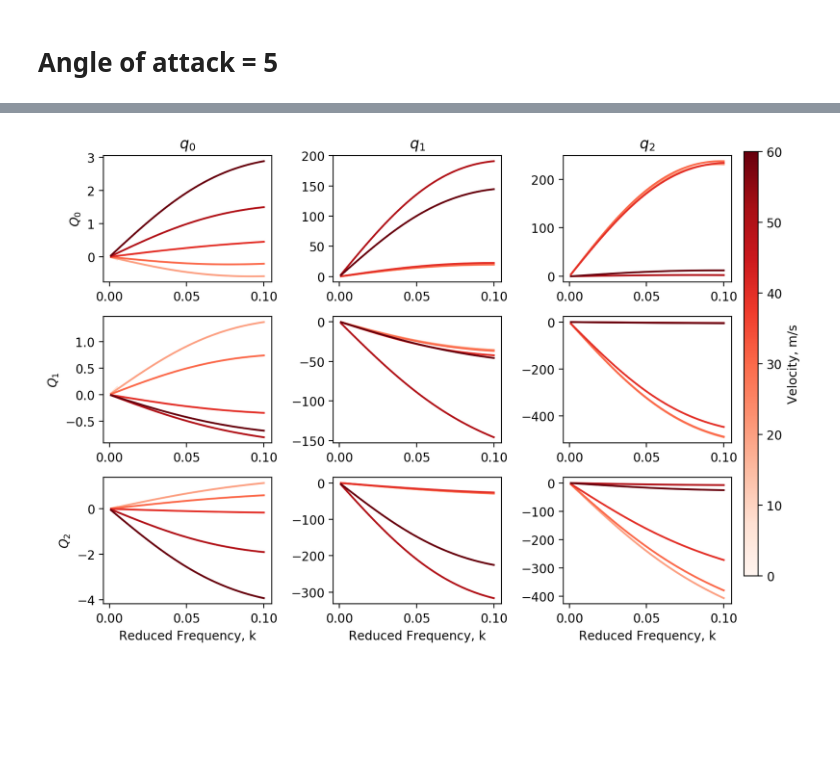
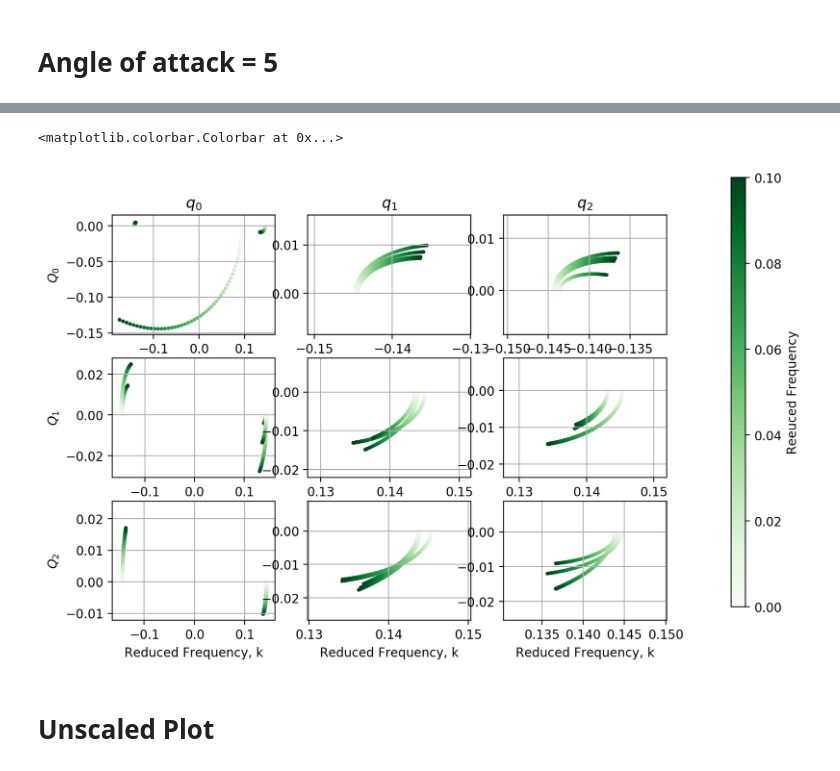
Before and after one commit to ngoiz/pazy-sharpy, a Jupyter notebook: 06_LinUVLM/06_AeroAnalysis.ipynb, the cells around one changed output, grey strips where cells are left out. Saved outputs shown, nothing was run; the diff lists cells and outputs as text; code cells hidden in the pictures; blank space fills up the shorter version.

```diff
--- a/06_LinUVLM/06_AeroAnalysis.ipynb
+++ b/06_LinUVLM/06_AeroAnalysis.ipynb
@@ -13,6 +13,6 @@ mpl.rcParams['figure.figsize'] = (8, 6)
 # %%
 uvlm = scio.loadmat('output/test_pazy_M16N1Ms16_alpha0000_skin1/pazy_uinf0010_alpha0000/savedata/pazy_uinf0010_alpha0000.uvlmss.mat')
 # %%
-path_to_freqresp = './output/test_pazy_M16N1Ms16_alpha0000_skin1/pazy_uinf0010_alpha0000/frequencyresponse/aerodynamic.freqresp.h5'
+path_to_freqresp = './output/test_pazy_M16N1Ms16_alpha0000_skin1/pazy_uinf0100_alpha000/frequencyresponse/aerodynamic.freqresp.h5'
 with h5py.File(path_to_freqresp, 'r') as f:
     uvlm = h5utils.load_h5_in_dict(f)
@@ -56,7 +58,8 @@ fig, ax = plt.subplots(nrows=len(p_list), ncols=len(m_list))
 for u_inf in u_inf_vec:
     for r in range(len(p_list)):
         for c in range(len(m_list)):
-            yfreq = np.loadtxt(output_path + '/sharpy_uinf{:04g}_aero/in{:02g}_out{:02g}.txt'.format(u_inf, m_list[c], p_list[r]))
+            yfreq = np.loadtxt(output_path + '/sharpy_uinf{:04g}_aero_skin1/in{:02g}_out{:02g}.txt'.format(u_inf, m_list[c], p_list[r]))
+            mrmfreq = np.loadtxt(output_path + '/mrm_umbeam_w_skin_qhh_uinf{:04g}_alpha0500/in{:02g}_out{:02g}.txt'.format(u_inf * 10, m_list[c], p_list[r]))
             w_to_k = 0.05/u_inf
 
             if u_inf == 20:
@@ -64,14 +67,17 @@ for u_inf in u_inf_vec:
                 ax[r, c].plot(uvlm['frequency'], uvlm['response'][p_list[r], m_list[c], :].real, c=cmap(nrm(5)))
 #             ax[r, c].plot(uvlm['frequency'], uvlm['response'][p_list[r], m_list[c], :].imag)
             ax[r, c].plot(yfreq[:, 0], yfreq[:, 1], c=cmap(nrm(u_inf)))
+            ax[r, c].plot(mrmfreq[:, 0], mrmfreq[:, 1], c=cmap2(nrm(u_inf)))
+
+
 #             ax[r, c].plot(yfreq[:, 0], yfreq[:, 2], c=cmap2(nrm(u_inf)))
 
             ax[r, c].set_xlim(0, 0.1)
 
             if c == 0:
-                ax[r, c].set_ylabel('$Q_%g$'% r)
+                ax[r, c].set_ylabel('$Q_{%g}$'% p_list[r])
             if r == 0:
-                ax[r, c].set_title('$q_%g$'% c)
+                ax[r, c].set_title('$q_{%g}$'% m_list[c])
             if r == 2:
                 ax[r, c].set_xlabel('Reduced Frequency, k')
 
@@ -80,5 +86,5 @@ cbar_ax = fig.add_axes([0.99, 0.15, 0.02, 0.8])
 fig.colorbar(mpl.cm.ScalarMappable(norm=nrm, cmap='Blues'), label='Velocity, m/s', cax=cbar_ax)
 
 plt.tight_layout()
-plt.savefig('../figures/UVLM_real.pdf')
+# plt.savefig('../figures/UVLM_real.pdf')
 # %% [output]
@@ -87,41 +178,44 @@ plt.savefig('../figures/UVLM_real.pdf')
 m_list = [0, 1, 2]
 p_list = [0, 1, 2]
 u_inf_vec = [20, 30, 40, 50, 60]
 output_path = './output/postprocess/'
 cmap=plt.get_cmap('Blues')
-cmap2=plt.get_cmap('Reds')
+cmap2=plt.get_cmap('Greens')
 
-nrm = plt.Normalize(vmin=0, vmax=60)
+nrmfreq = plt.Normalize(vmin=0, vmax=0.1)
 
 fig, ax = plt.subplots(nrows=len(p_list), ncols=len(m_list))
 
 for u_inf in u_inf_vec:
     for r in range(len(p_list)):
         for c in range(len(m_list)):
             yfreq = np.loadtxt(output_path + '/sharpy_uinf{:04g}_aero/in{:02g}_out{:02g}.txt'.format(u_inf, m_list[c], p_list[r]))
             w_to_k = 0.05/u_inf
 
-            if u_inf ==20:
-                pass
-                ax[r, c].plot(uvlm['frequency'][:3], uvlm['response'][p_list[r], m_list[c], :3].imag, c=cmap2(nrm(5)))
+#             if u_inf ==20:
+#                 pass
+#                 ax[r, c].plot(uvlm['frequency'][:3], uvlm['response'][p_list[r], m_list[c], :3].imag, c=cmap2(nrm(5)))
 #             ax[r, c].plot(uvlm['frequency'], uvlm['response'][p_list[r], m_list[c], :].imag)
 #             ax[r, c].plot(yfreq[:, 0], yfreq[:, 1], c=cmap(nrm(u_inf)))
-            ax[r, c].plot(yfreq[:, 0], yfreq[:, 2], c=cmap2(nrm(u_inf)))
+            ax[r, c].scatter(yfreq[:, 1] / np.linalg.norm(yfreq[:, 1] + 1j * yfreq[:, 2]),
+                             yfreq[:, 2] / np.linalg.norm(yfreq[:, 1] + 1j * yfreq[:, 2]), c=cmap2(nrmfreq(yfreq[:, 0])), s=4)
 
-#             ax[r, c].set_xlim(0, 0.1)
+            ax[r, c].grid()
 
             if c == 0:
                 ax[r, c].set_ylabel('$Q_%g$'% r)
             if r == 0:
                 ax[r, c].set_title('$q_%g$'% c)
             if r == 2:
                 ax[r, c].set_xlabel('Reduced Frequency, k')
 
 fig.subplots_adjust(right=0.9)
 cbar_ax = fig.add_axes([0.99, 0.15, 0.02, 0.8])
-fig.colorbar(mpl.cm.ScalarMappable(norm=nrm, cmap='Reds'), label='Velocity, m/s', cax=cbar_ax)
+fig.colorbar(mpl.cm.ScalarMappable(norm=nrmfreq, cmap='Greens'), label='Reeuced Frequency', cax=cbar_ax)
 
-plt.tight_layout()
-plt.savefig('../figures/UVLM_imag.pdf')
+# plt.tight_layout()
 # %% [output]
+<matplotlib.colorbar.Colorbar at 0x...>
-[figure, old version]
+[figure, new version]
+# %% [markdown]
+# Unscaled Plot
```
Also changed, not shown: parts of 16 cells of this notebook, 8 other files.
